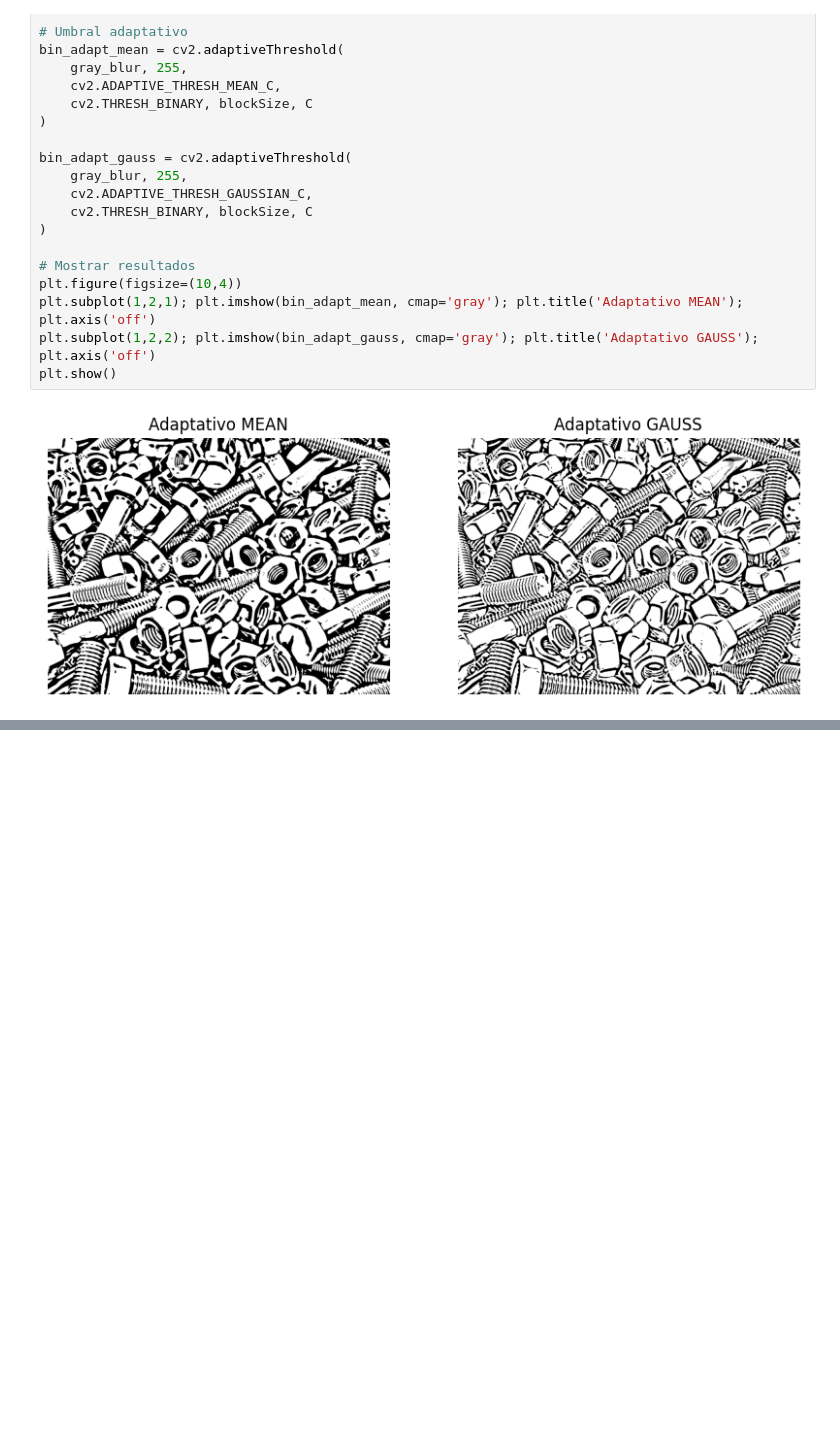
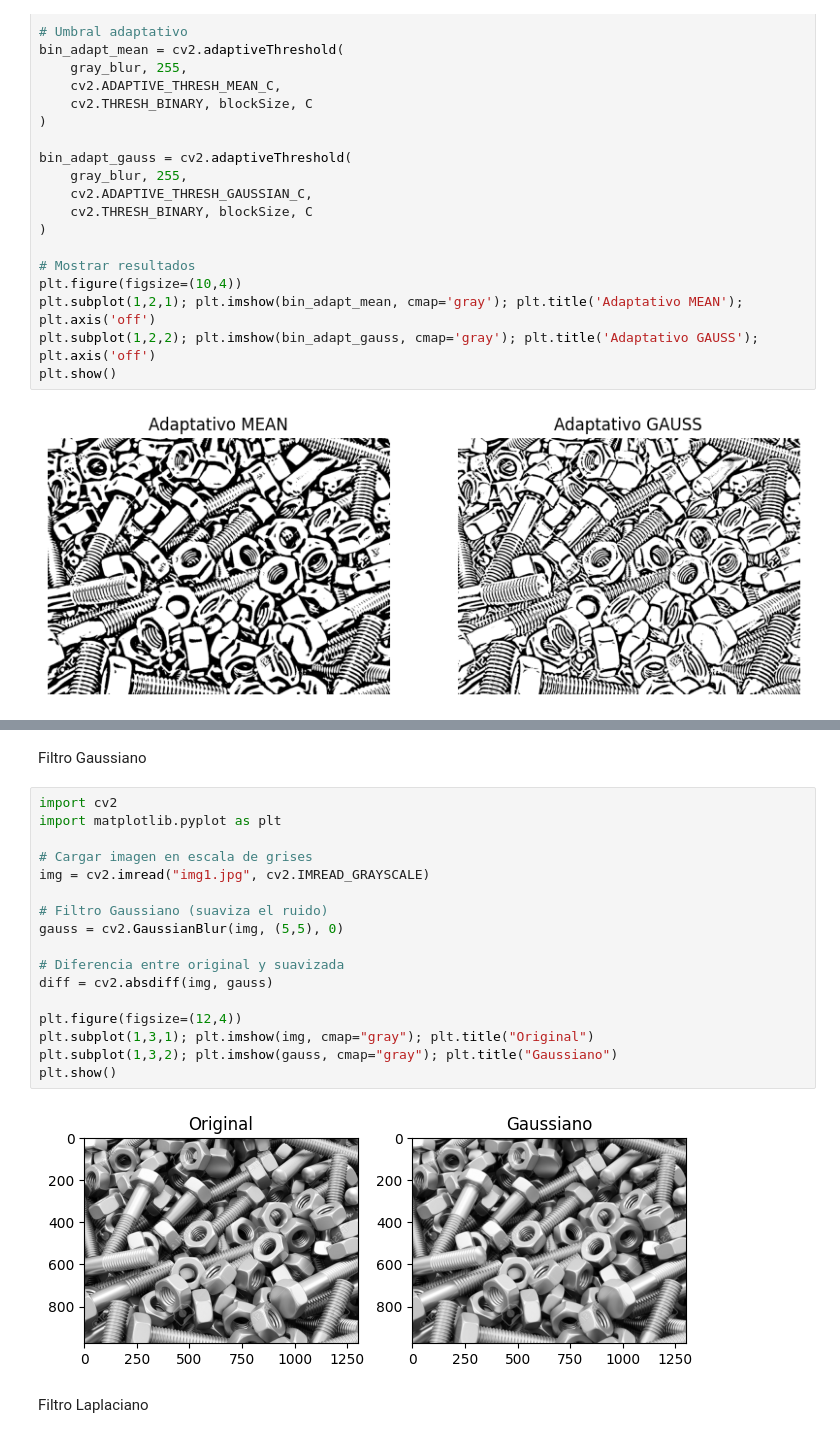
Before and after one commit to Astolfo34/Parcial_1VisionArtificial, a Jupyter notebook: tornillos.ipynb, the cells around one changed output, grey strips where cells are left out. Saved outputs shown, nothing was run; the diff lists cells and outputs as text; blank space fills up the shorter version.

Commit message:
filtros espaciales

```diff
--- a/tornillos.ipynb
+++ b/tornillos.ipynb
@@ -104,0 +166,23 @@ plt.show()
+# %% [markdown]
+Filtro Gaussiano
+# %%
+import cv2
+import matplotlib.pyplot as plt
+
+# Cargar imagen en escala de grises
+img = cv2.imread("img1.jpg", cv2.IMREAD_GRAYSCALE)
+
+# Filtro Gaussiano (suaviza el ruido)
+gauss = cv2.GaussianBlur(img, (5,5), 0)
+
+# Diferencia entre original y suavizada
+diff = cv2.absdiff(img, gauss)
+
+plt.figure(figsize=(12,4))
+plt.subplot(1,3,1); plt.imshow(img, cmap="gray"); plt.title("Original")
+plt.subplot(1,3,2); plt.imshow(gauss, cmap="gray"); plt.title("Gaussiano")
+plt.show()
+# %% [output]
+[figure, added]
+# %% [markdown]
+Filtro Laplaciano
```
Also changed, not shown: parts of 10 cells of this notebook.
